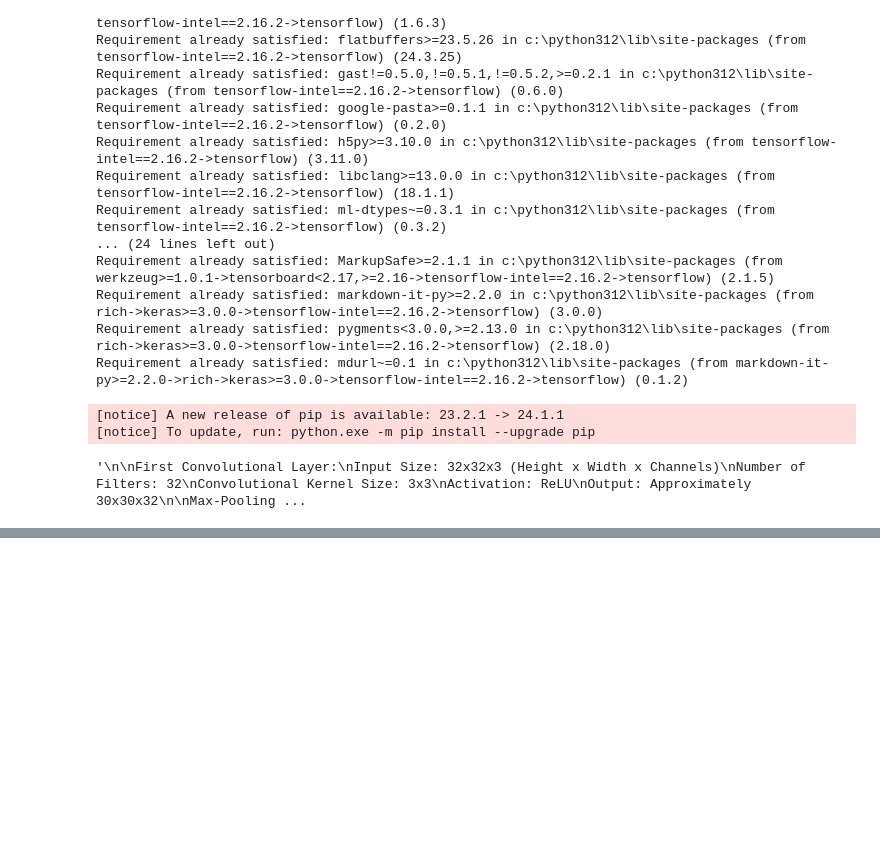
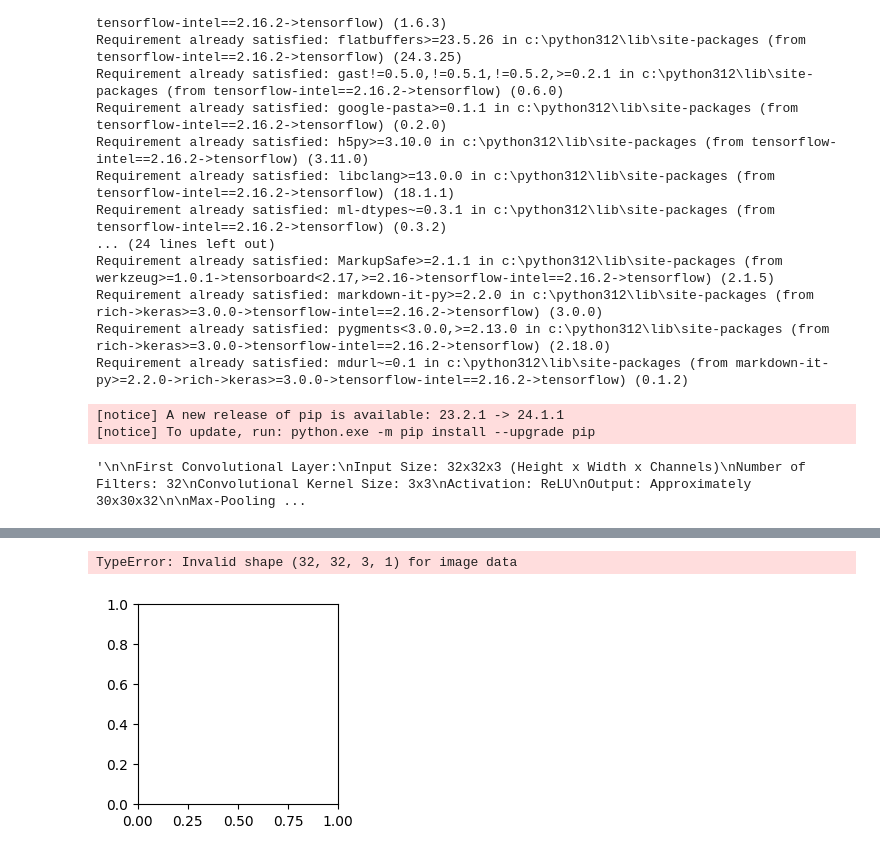
Before and after one commit to valerieliang/intro-to-cnn, a Jupyter notebook: cnn_model.ipynb, the cells around one changed output, grey strips where cells are left out. Drawn from its saved outputs; the diff is of its cells as text; code cells hidden in the pictures; blank space fills up the shorter version.

Commit message:
updated cnn results display

```diff
--- a/cnn_model.ipynb
+++ b/cnn_model.ipynb
@@ -152,9 +163,29 @@ predictions = model.predict(test_images)
 # %%
-# Visualize the first 5 images and their predicted labels
+import matplotlib.pyplot as plt
+import numpy as np
+
+# Assuming test_images is correctly loaded with shape (num_images, 32, 32, 3) for RGB images
+num_images_to_visualize = 5
+
 plt.figure(figsize=(15, 3))
-for i in range(5):
-    plt.subplot(1, 5, i+1)
-    plt.imshow(test_images[i], interpolation='nearest')
-    plt.title(f"Actual: {class_names[test_labels[i]]}\nPredicted: {class_names[np.argmax(predictions[i])]}")
+for i in range(num_images_to_visualize):
+    plt.subplot(1, num_images_to_visualize, i + 1)
+
+    # Ensure image data is in correct format (height, width, channels)
+    image = test_images[i]
+
+    # Remove any extra dimensions if present
+    if image.ndim == 4 and image.shape[3] == 1:
+        image = np.squeeze(image, axis=3)
+
+    # Display the image with correct colormap
+    plt.imshow(image)
+
+    plt.title(f"Actual: {class_names[test_labels[i][0]]}\nPredicted: {class_names[np.argmax(predictions[i])]}")
     plt.axis('off')
+
+plt.tight_layout()
 plt.show()
+# %% [output]
+TypeError: Invalid shape (32, 32, 3, 1) for image data
+[figure, added]
```
Also changed, not shown: parts of 4 cells of this notebook.
